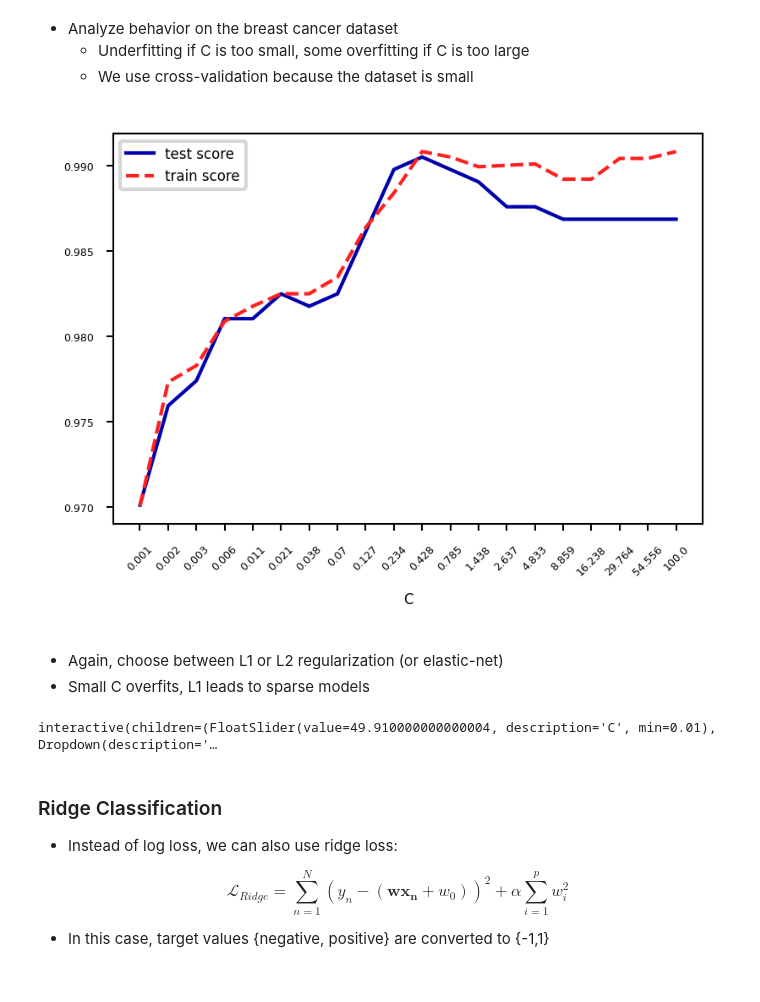
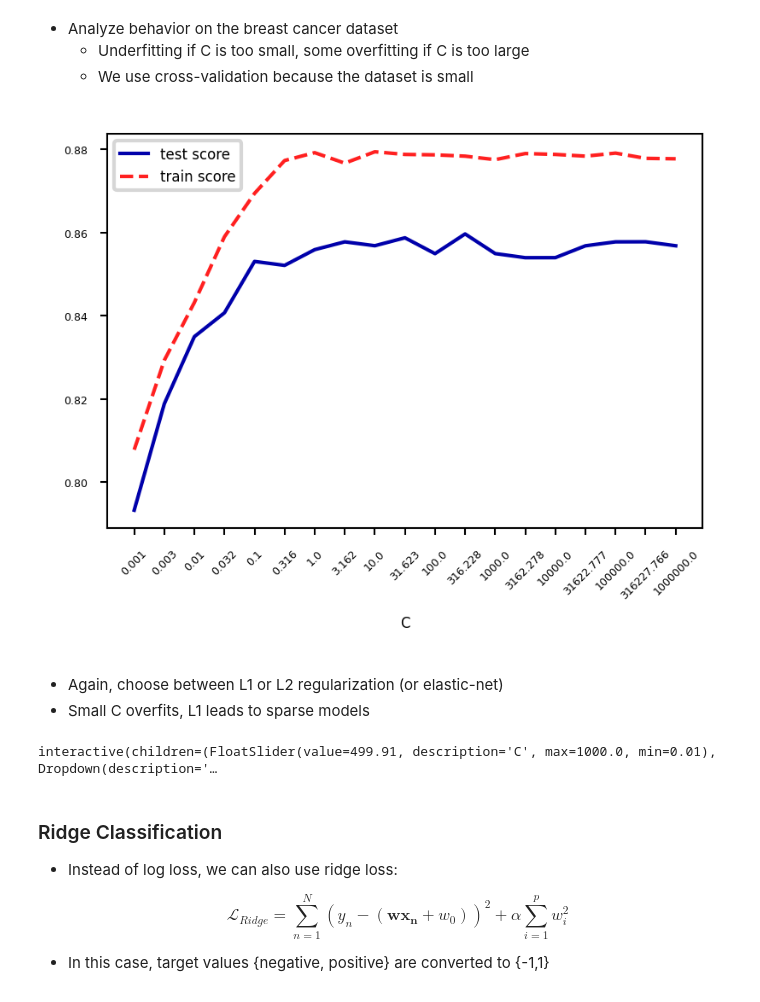
Before and after one commit to nevermind78/master, a Jupyter notebook: notebooks/02 - Linear Models.ipynb, the cells around one changed output. Saved outputs shown, nothing was run; the diff lists cells and outputs as text; code cells hidden in the pictures.

```diff
--- a/notebooks/02 - Linear Models.ipynb
+++ b/notebooks/02 - Linear Models.ipynb
@@ -1108,28 +1108,28 @@ if not interactive:
 # %%
 from sklearn.datasets import fetch_openml
 from sklearn.model_selection import cross_validate
 
-spam_data = fetch_openml(name="banknote-authentication", as_frame=True)
+spam_data = fetch_openml(name="qsar-biodeg", as_frame=True)
 X_C, y_C = spam_data.data, spam_data.target
 
-C=np.logspace(-3,2,num=20)
+C=np.logspace(-3,6,num=19)
 test_score=[]
 train_score=[]
 for c in C:
     lr = LogisticRegression(C=c)
     scores = cross_validate(lr,X_C,y_C,cv=10, return_train_score=True)
     test_score.append(np.mean(scores['test_score']))
     train_score.append(np.mean(scores['train_score']))
 fig, ax = plt.subplots(figsize=(6*fig_scale,4*fig_scale))
-ax.set_xticks(range(20))
+ax.set_xticks(range(19))
 ax.set_xticklabels(np.round(C,3))
 ax.set_xlabel('C')
 ax.plot(test_score, lw=2*fig_scale, label='test score')
 ax.plot(train_score, lw=2*fig_scale, label='train score')
 ax.legend()
 plt.xticks(rotation=45);
 # %% [output]
-[figure, old version]
+[figure, new version]
 # %% [markdown]
 * Again, choose between L1 or L2 regularization (or elastic-net)
 * Small C overfits, L1 leads to sparse models
@@ -1137,7 +1137,7 @@ plt.xticks(rotation=45);
 X_C_train, X_C_test, y_C_train, y_C_test = train_test_split(X_C, y_C, random_state=0)
 
 @interact
-def plot_logreg(C=(0.01,100.0,0.1), penalty=['l1','l2']):
+def plot_logreg(C=(0.01,1000.0,0.1), penalty=['l1','l2']):
     r = LogisticRegression(C=C, penalty=penalty, solver='liblinear').fit(X_C_train, y_C_train)
     fig, ax = plt.subplots(figsize=(8*fig_scale,1.9*fig_scale))
     ax.plot(r.coef_.T, 'o', markersize=6*fig_scale)
@@ -1145,12 +1145,12 @@ def plot_logreg(C=(0.01,100.0,0.1), penalty=['l1','l2']):
     ax.set_xlabel("Coefficient index", labelpad=0)
     ax.set_ylabel("Coeff. magnitude", labelpad=0, fontsize=10*fig_scale)
     ax.tick_params(axis='both', pad=0)
-    ax.hlines(0, 30, len(r.coef_))
-    ax.set_ylim(-30, 30)
-    ax.set_xlim(0, 30);
+    ax.hlines(0, 40, len(r.coef_)-1)
+    ax.set_ylim(-10, 10)
+    ax.set_xlim(0, 40);
     plt.tight_layout();
 # %% [output]
-interactive(children=(FloatSlider(value=49.910000000000004, description='C', min=0.01), Dropdown(description='…
+interactive(children=(FloatSlider(value=499.91, description='C', max=1000.0, min=0.01), Dropdown(description='…
 # %%
 if not interactive:
     plot_logreg(0.001, 'l2')
```
Also changed, not shown: parts of 2 cells of this notebook.
